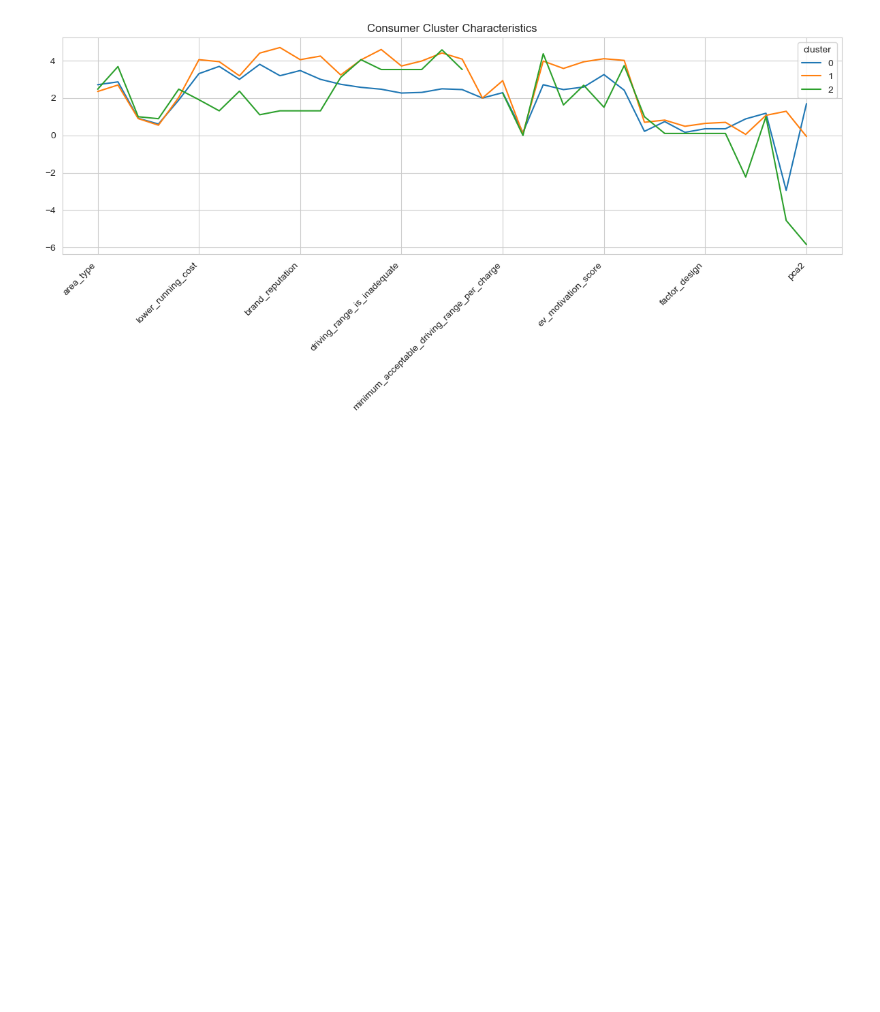
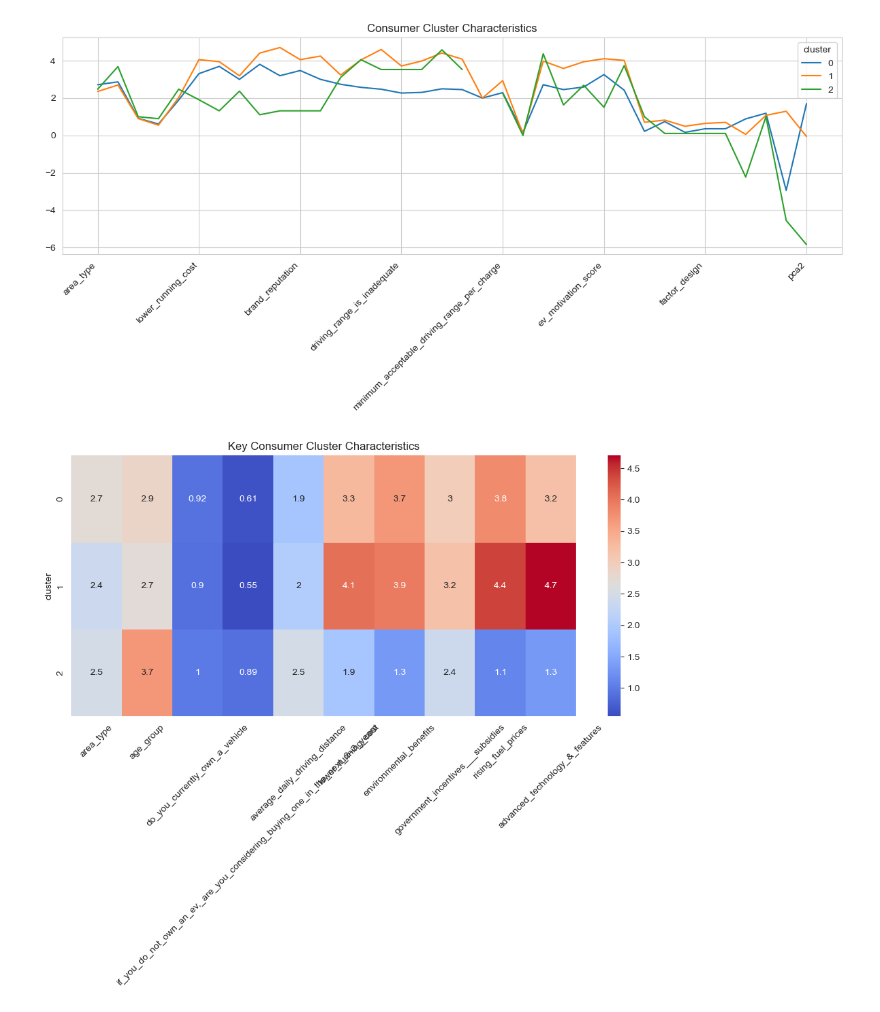
Before and after one commit to AnanthaRam-GS/eVehicle-adoption-analytics, a Jupyter notebook: notebooks/consumer_segmentation.ipynb, the cells around one changed output. Drawn from its saved outputs; the diff is of its cells as text; code cells hidden in the pictures; blank space fills up the shorter version.

Commit message:
feat: store execution output and plot for consumer segmentation analysis

```diff
--- a/notebooks/consumer_segmentation.ipynb
+++ b/notebooks/consumer_segmentation.ipynb
@@ -127,3 +127,16 @@ plt.tight_layout()                    # adjust spacing
 plt.show()
 # %% [output]
 [figure]
+# %%
+important_features = cluster_profile.columns[:10]
+plt.figure(figsize=(12,5))
+sns.heatmap(
+    cluster_profile[important_features],
+    cmap="coolwarm",
+    annot=True
+)
+plt.title("Key Consumer Cluster Characteristics")
+plt.xticks(rotation=45)
+plt.show()
+# %% [output]
+[figure, added]
```
